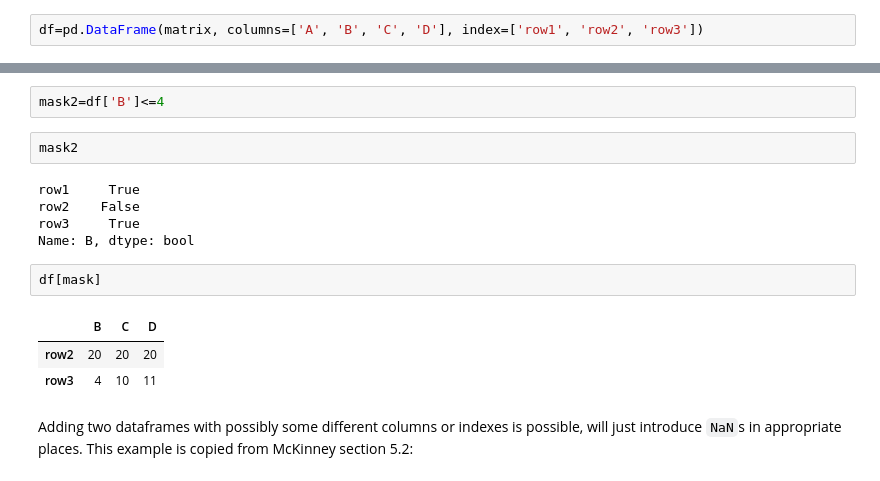
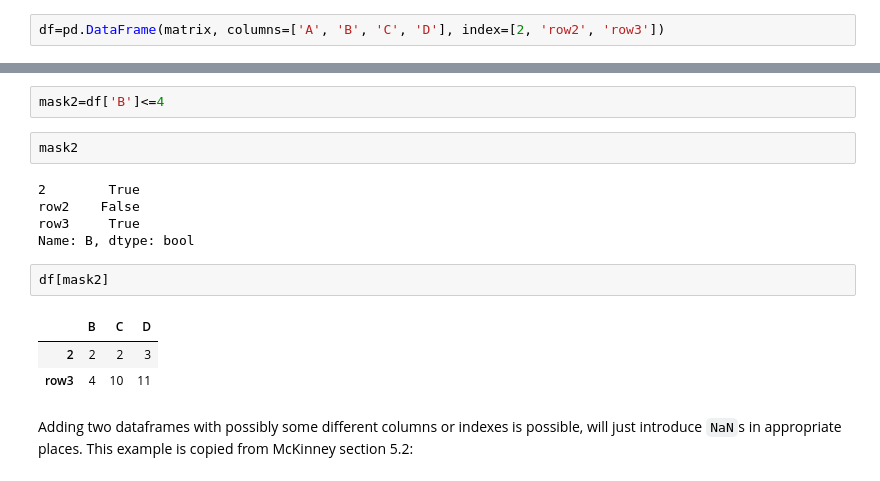
Before and after one commit to morey-ow/cs2521-summer2023, a Jupyter notebook: chapter10notes_day2.ipynb, the cells around one changed output, grey strips where cells are left out. Saved outputs shown, nothing was run; the diff lists cells and outputs as text.

```diff
--- a/chapter10notes_day2.ipynb
+++ b/chapter10notes_day2.ipynb
@@ -23,7 +23,7 @@ print(matrix)
  [ 4  5  6  7]
  [ 8  9 10 11]]
 # %%
-df=pd.DataFrame(matrix, columns=['A', 'B', 'C', 'D'], index=['row1', 'row2', 'row3'])
+df=pd.DataFrame(matrix, columns=['A', 'B', 'C', 'D'], index=[2, 'row2', 'row3'])
 # %%
 df
 # %% [output]
@@ -157,15 +192,15 @@ mask2=df['B']<=4
 # %%
 mask2
 # %% [output]
-row1     True
+2        True
 row2    False
 row3     True
 Name: B, dtype: bool
 # %%
-df[mask]
+df[mask2]
 # %% [output]
 |  | B | C | D |
-| row2 | 20 | 20 | 20 |
+| 2 | 2 | 2 | 3 |
 | row3 | 4 | 10 | 11 |
 # %% [markdown]
 Adding two dataframes with possibly some different columns or indexes is possible, will just introduce `NaN`s in appropriate places. This example is copied from McKinney section 5.2:
```
Also changed, not shown: parts of 57 cells of this notebook.
